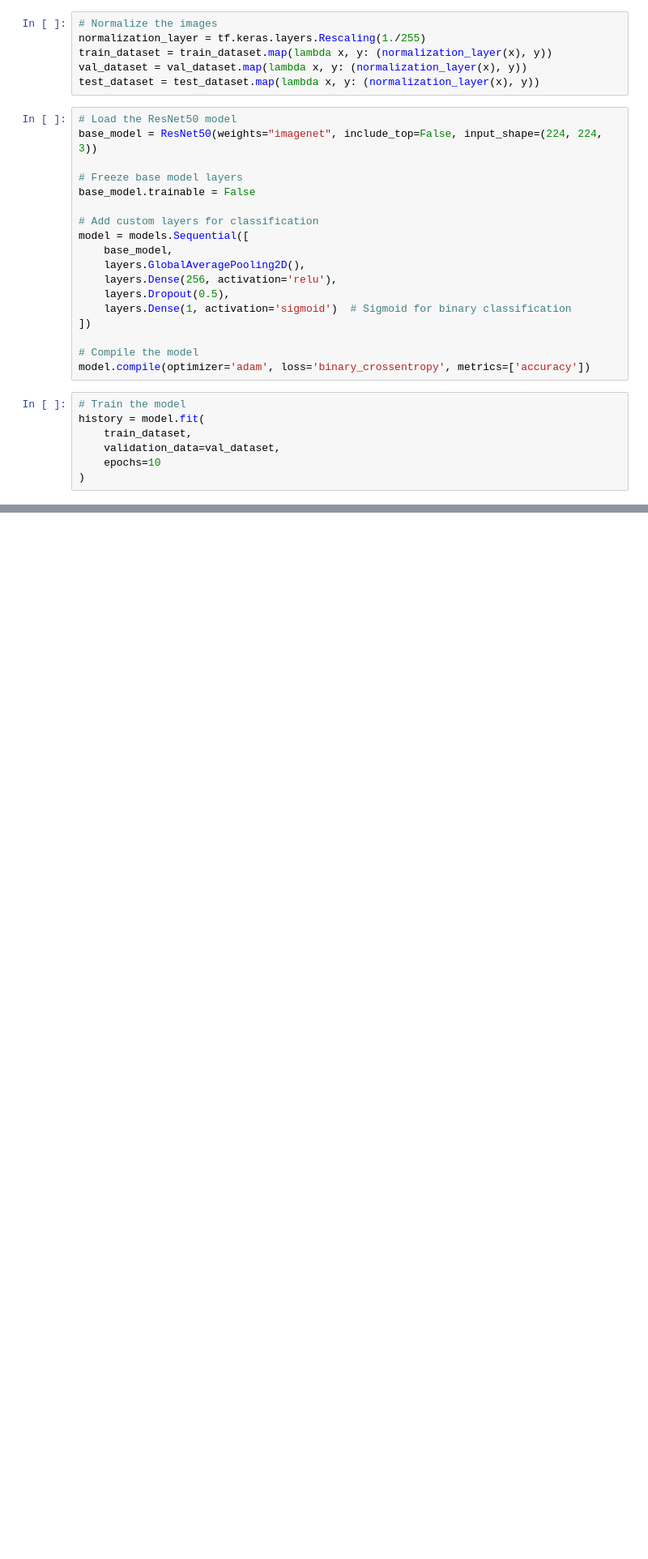
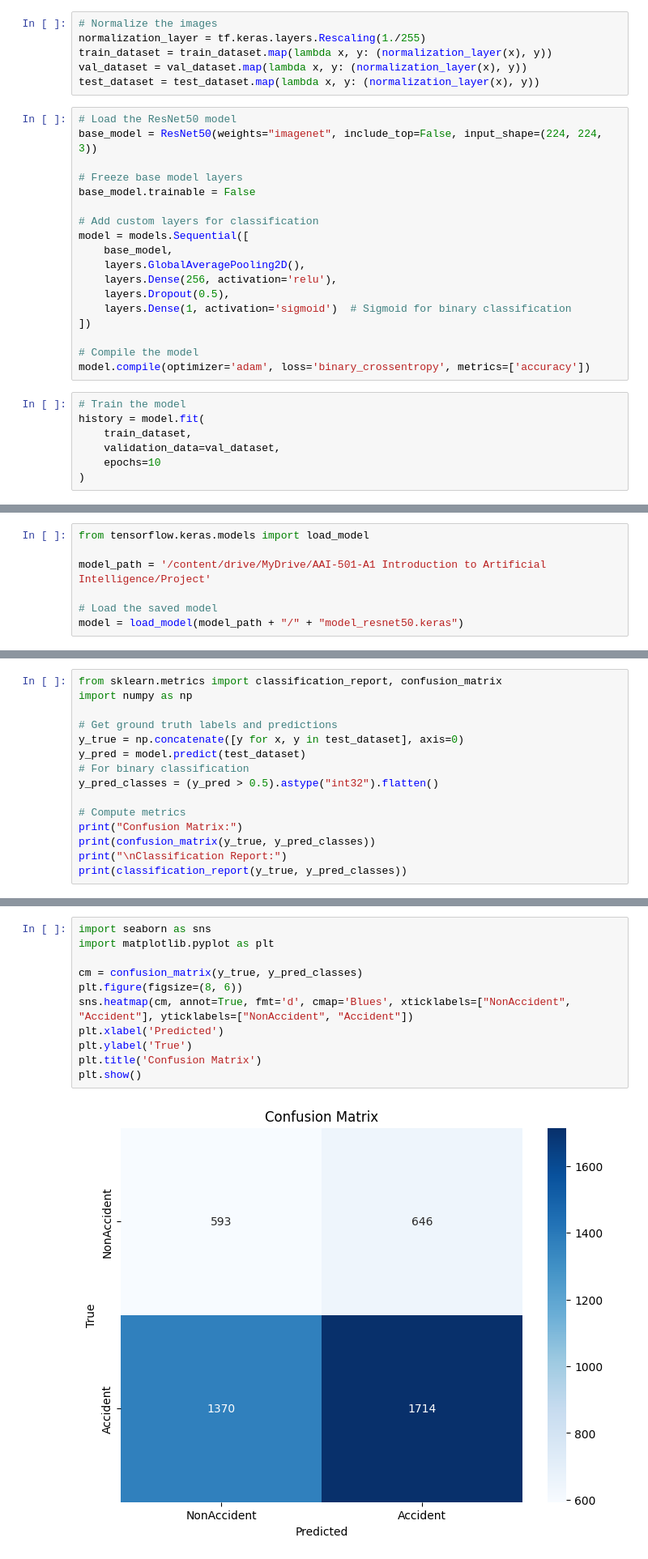
Before and after one commit to johnak/car_crash_detection, a Jupyter notebook: car_crash_detection.ipynb, the cells around one changed output, grey strips where cells are left out. Shown: that part at 81% size. Drawn from its saved outputs; the diff is of its cells as text; blank space fills up the shorter version.

```diff
--- a/car_crash_detection.ipynb
+++ b/car_crash_detection.ipynb
@@ -77,3 +83,10 @@ model.save(model_save_path + "/" + "model_resnet50.h5")
 
 test_loss, test_accuracy = model.evaluate(test_dataset)
 print(f"Test Accuracy: {test_accuracy}")
+# %%
+from tensorflow.keras.models import load_model
+
+model_path = '/content/drive/MyDrive/AAI-501-A1 Introduction to Artificial Intelligence/Project'
+
+# Load the saved model
+model = load_model(model_path + "/" + "model_resnet50.keras")
@@ -79,0 +102,15 @@ print(f"Test Accuracy: {test_accuracy}")
+# %%
+from sklearn.metrics import classification_report, confusion_matrix
+import numpy as np
+
+# Get ground truth labels and predictions
+y_true = np.concatenate([y for x, y in test_dataset], axis=0)
+y_pred = model.predict(test_dataset)
+# For binary classification
+y_pred_classes = (y_pred > 0.5).astype("int32").flatten()
+
+# Compute metrics
+print("Confusion Matrix:")
+print(confusion_matrix(y_true, y_pred_classes))
+print("\nClassification Report:")
+print(classification_report(y_true, y_pred_classes))
@@ -79,0 +132,13 @@ print(f"Test Accuracy: {test_accuracy}")
+# %%
+import seaborn as sns
+import matplotlib.pyplot as plt
+
+cm = confusion_matrix(y_true, y_pred_classes)
+plt.figure(figsize=(8, 6))
+sns.heatmap(cm, annot=True, fmt='d', cmap='Blues', xticklabels=["NonAccident", "Accident"], yticklabels=["NonAccident", "Accident"])
+plt.xlabel('Predicted')
+plt.ylabel('True')
+plt.title('Confusion Matrix')
+plt.show()
+# %% [output]
+[figure, added]
```
Also changed, not shown: parts of 5 cells of this notebook.
